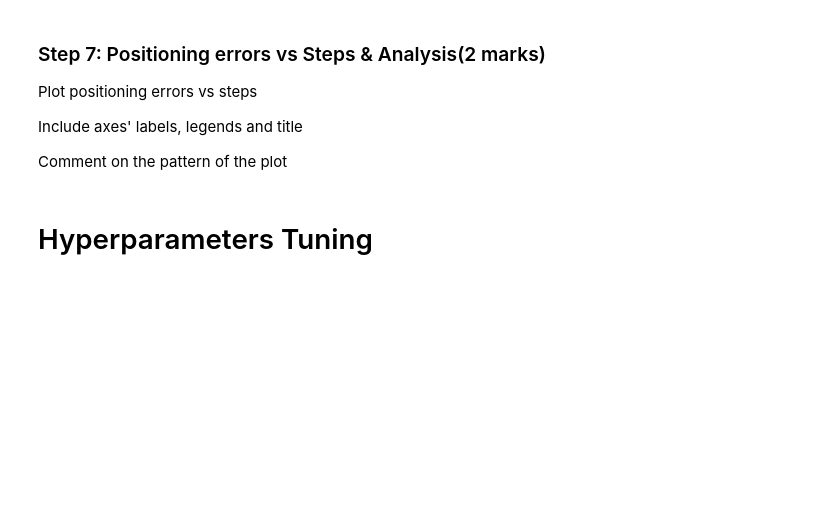
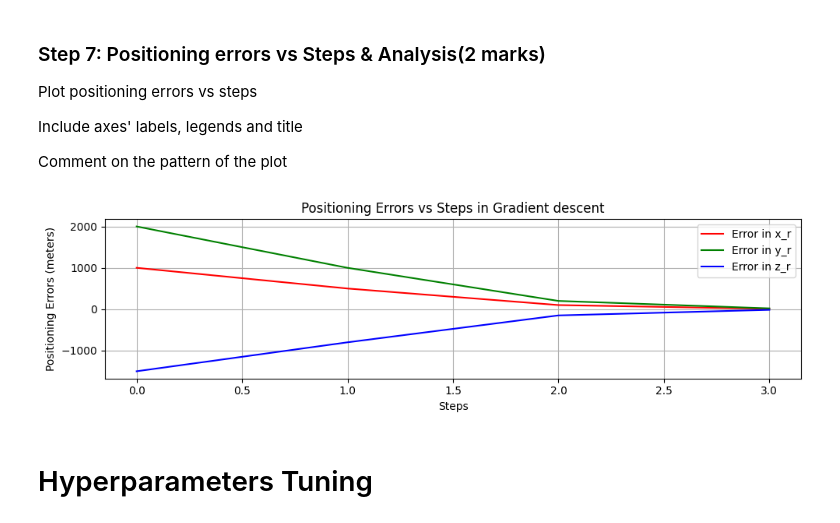
Before and after one commit to Urusha-Bajracharya3950/engg680_2024_fall, a Jupyter notebook: Lab_assignment3/Assignment3.ipynb, the cells around one changed output. Saved outputs shown, nothing was run; the diff lists cells and outputs as text; code cells hidden in the pictures; blank space fills up the shorter version.

Commit message:
Completed upto Step 8

```diff
--- a/Lab_assignment3/Assignment3.ipynb
+++ b/Lab_assignment3/Assignment3.ipynb
@@ -298,3 +289,32 @@ plt.show()
+# %%
+arr_err = [
+    [1000, 2000, -1500],
+    [500, 1000, -800],
+    [100,200, -150],
+    [10, 20,-15],
+]
+
+arr_err_array = np.array(arr_err)
+fig, ax = plt.subplots(nrows=1, ncols=1, figsize=(10, 3))
+ax.plot(range(len(arr_err_array)), arr_err_array[:, 0], label='Error in x_r', color='r')
+ax.plot(range(len(arr_err_array)), arr_err_array[:, 1], label='Error in y_r', color='g')
+ax.plot(range(len(arr_err_array)), arr_err_array[:, 2], label='Error in z_r', color='b')
+
+ax.set_xlabel('Steps')
+ax.set_ylabel('Positioning Errors (meters)')
+ax.set_title('Positioning Errors vs Steps in Gradient descent')
+ax.legend()
+
+ax.grid(True)
+fig.tight_layout()
+plt.show()
+
+# Comment on the pattern
+# The plot shows the decreasing trend in the positioning errors. Though the errors in the components x, y, z were large initially, they decrease rapidly as the optimization progresses.
+# Thus, the algorithm reduces the positioning inaccuracies. Towards the end, the algorithm has converged indicating that the receiver's estimated position is approaching the true value.
+# On the whole , it can be confirmed that the gradient descent method effectively reduces the positioning errors and provides a authentic estimate by successfully converging.
+# %% [output]
+[figure, added]
 # %% [markdown]
 # Hyperparameters Tuning
 # %% [markdown]
```
Also changed, not shown: parts of 4 cells of this notebook.
